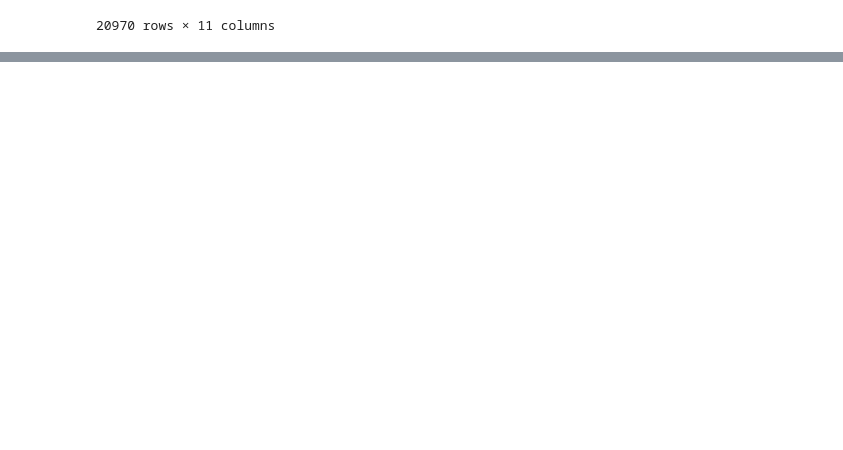
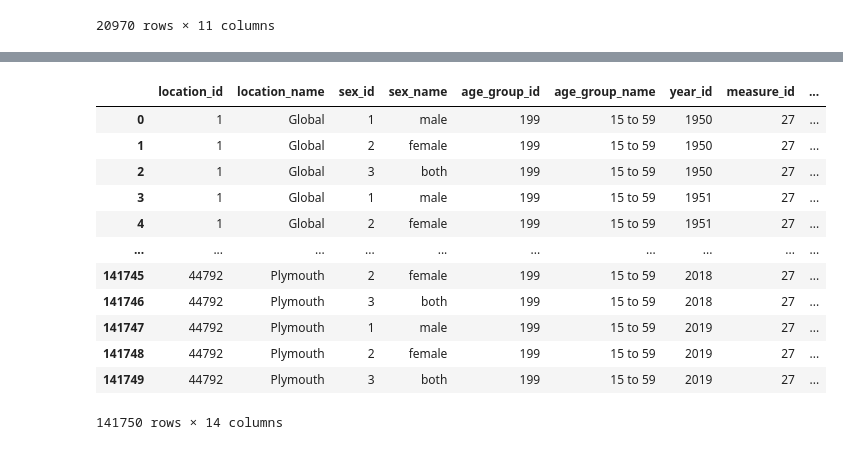
Before and after one commit to Goheekin/UNB-Data-Challenge, a Jupyter notebook: UNB Explore.ipynb, the cells around one changed output, grey strips where cells are left out. Drawn from its saved outputs; the diff is of its cells as text; code cells hidden in the pictures; blank space fills up the shorter version.

```diff
--- a/UNB Explore.ipynb
+++ b/UNB Explore.ipynb
@@ -147,0 +170,5 @@ Df4
+# %%
+Df1 = pd.read_csv("Under-5 Mortality and Adult Mortality 1950-2019/Data sets/IHME_GBD_2019_MORTALITY_1950_2019_45Q15_NOSHOCK_Y2020M07D31.csv")
+Df2 = pd.read_csv("Under-5 Mortality and Adult Mortality 1950-2019/Data sets/IHME_GBD_2019_MORTALITY_1950_2019_45Q15_WSHOCK_Y2020M11D13.csv")
+Df3 = pd.read_csv("Under-5 Mortality and Adult Mortality 1950-2019/Data sets/IHME_GBD_2019_MORTALITY_1950_2019_5Q0_NOSHOCK_Y2020M07D31 2.csv")
+Df4 = pd.read_csv("Under-5 Mortality and Adult Mortality 1950-2019/Data sets/IHME_GBD_2019_MORTALITY_1950_2019_5Q0_WSHOCK_Y2020M11D13.csv")
@@ -147,0 +192,17 @@ Df4
+# %%
+## measure_id only 27
+Df2
+# %% [output]
+|  | location_id | location_name | sex_id | sex_name | age_group_id | age_group_name | year_id | measure_id | ... |
+| 0 | 1 | Global | 1 | male | 199 | 15 to 59 | 1950 | 27 | ... |
+| 1 | 1 | Global | 2 | female | 199 | 15 to 59 | 1950 | 27 | ... |
+| 2 | 1 | Global | 3 | both | 199 | 15 to 59 | 1950 | 27 | ... |
+| 3 | 1 | Global | 1 | male | 199 | 15 to 59 | 1951 | 27 | ... |
+| 4 | 1 | Global | 2 | female | 199 | 15 to 59 | 1951 | 27 | ... |
+| ... | ... | ... | ... | ... | ... | ... | ... | ... | ... |
+| 141745 | 44792 | Plymouth | 2 | female | 199 | 15 to 59 | 2018 | 27 | ... |
+| 141746 | 44792 | Plymouth | 3 | both | 199 | 15 to 59 | 2018 | 27 | ... |
+| 141747 | 44792 | Plymouth | 1 | male | 199 | 15 to 59 | 2019 | 27 | ... |
+| 141748 | 44792 | Plymouth | 2 | female | 199 | 15 to 59 | 2019 | 27 | ... |
+| 141749 | 44792 | Plymouth | 3 | both | 199 | 15 to 59 | 2019 | 27 | ... |
+141750 rows × 14 columns
```
Also changed, not shown: parts of 8 cells of this notebook.
